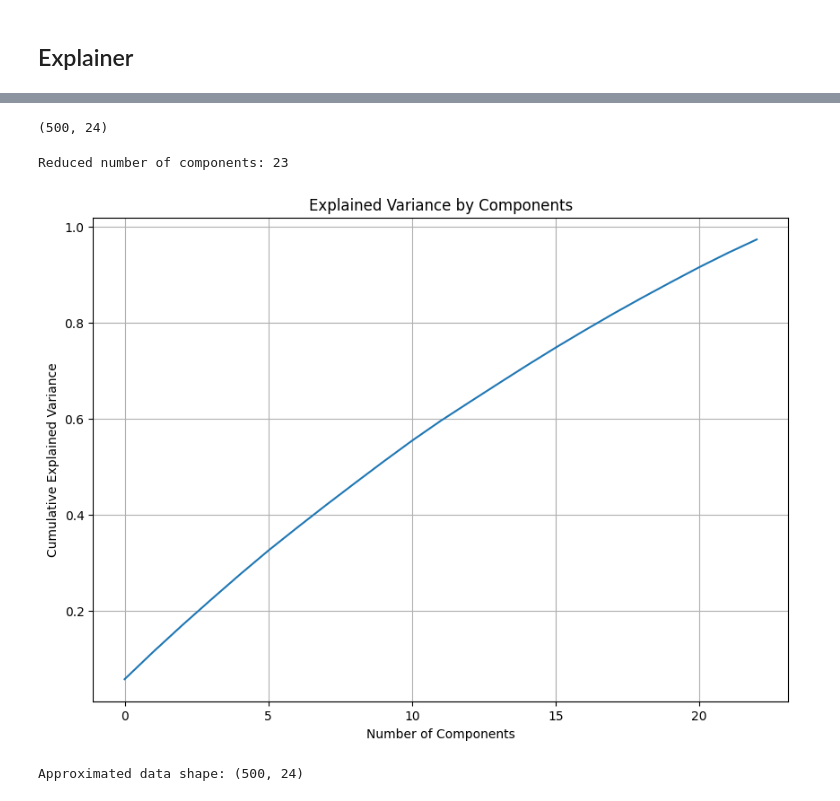
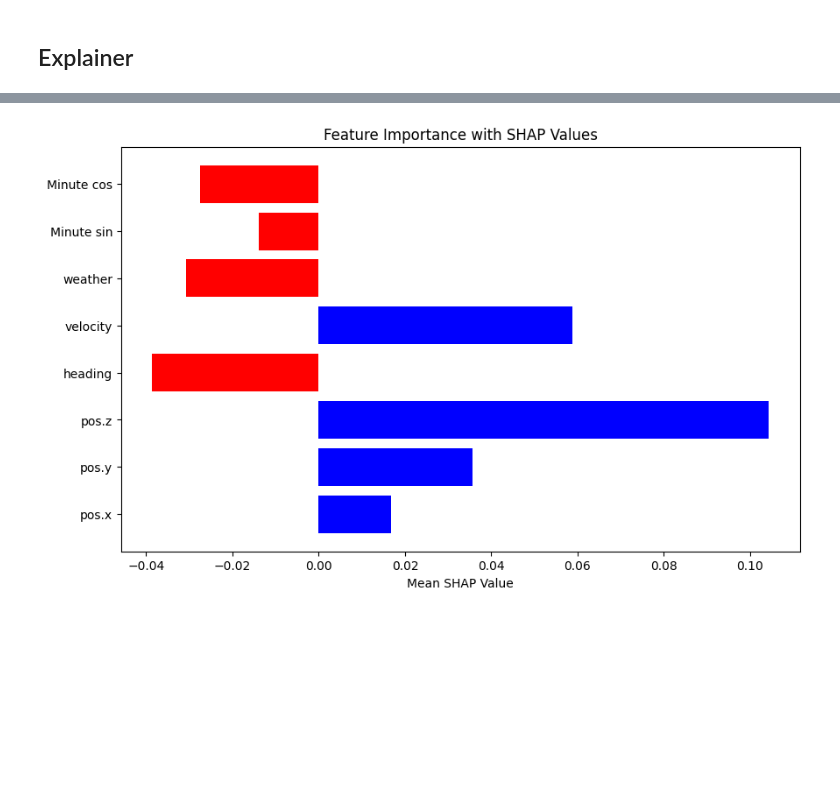
Before and after one commit to georgesmiaka/ITPF, a Jupyter notebook: forecast/notebooks/transformer_longpred.ipynb, the cells around one changed output, grey strips where cells are left out. Cells and saved outputs as stored; diff of their text form; code cells hidden in the pictures; blank space fills up the shorter version.

```diff
--- a/forecast/notebooks/transformer_longpred.ipynb
+++ b/forecast/notebooks/transformer_longpred.ipynb
@@ -569,4 +351,0 @@ data_flattened = data.reshape(500, -1)  # New shape is 500, 24
-# %%
-data_flattened.shape
-# %% [output]
-(500, 24)
@@ -576,26 +352,4 @@ data_standardized = scaler.fit_transform(data_flattened)
-# %%
-pca = PCA(n_components=0.95)
-data_reduced = pca.fit_transform(data_standardized)
-
-# Check how many components we have
-print(f"Reduced number of components: {data_reduced.shape[1]}")
-# %% [output]
-Reduced number of components: 23
-# %%
-plt.figure(figsize=(10, 7))
-plt.plot(np.cumsum(pca.explained_variance_ratio_))
-plt.xlabel('Number of Components')
-plt.ylabel('Cumulative Explained Variance')
-plt.title('Explained Variance by Components')
-plt.grid(True)
-plt.show()
-# %% [output]
-[figure, removed]
-# %%
-data_approx = pca.inverse_transform(data_reduced)
-data_approx = scaler.inverse_transform(data_approx)  # Scale back to original scale
-
-# The shape won't change back to (500, 12, 2), it remains flattened
-print(f"Approximated data shape: {data_approx.shape}")
-# %% [output]
-Approximated data shape: (500, 24)
+# %%
+explainer.shap_multivariate(shap_values, 1)
+# %% [output]
+[figure, added]
```
Also changed, not shown: parts of 43 cells of this notebook, 5 other files.
